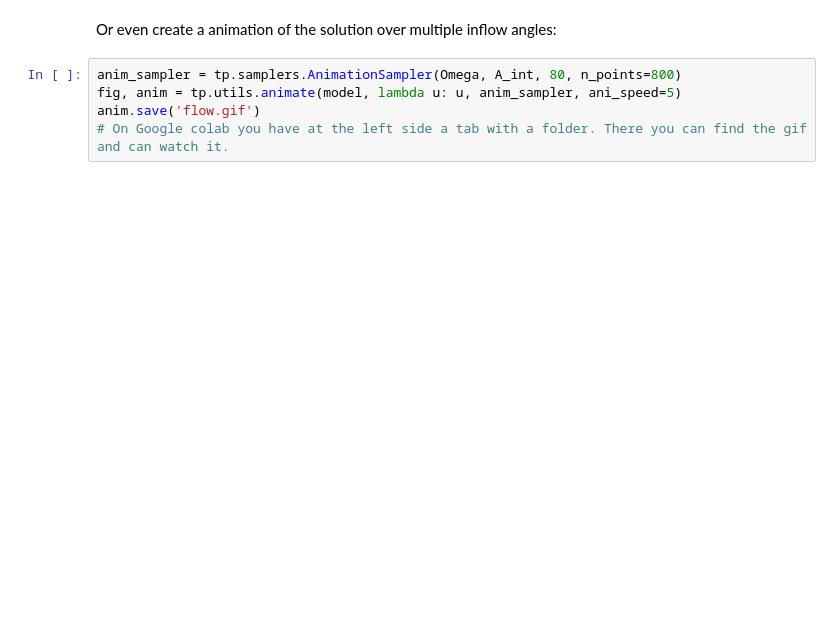
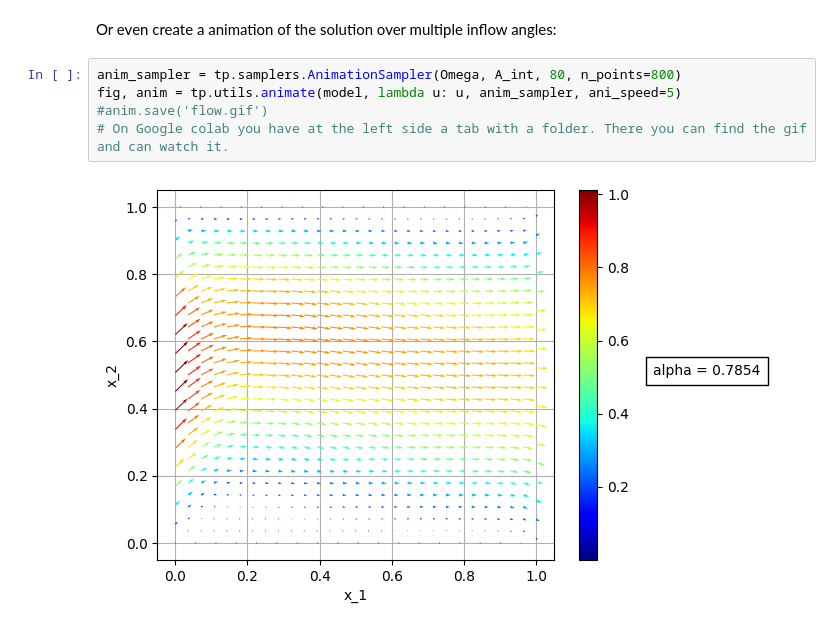
Before and after one commit to TomF98/torchphysics, a Jupyter notebook: examples/Day2/Sol_7.ipynb, the cells around one changed output. Cells and saved outputs as stored; diff of their text form; blank space fills up the shorter version.

```diff
--- a/examples/Day2/Sol_7.ipynb
+++ b/examples/Day2/Sol_7.ipynb
@@ -226,8 +232,10 @@ Or even create a animation of the solution over multiple inflow angles:
 # %%
 anim_sampler = tp.samplers.AnimationSampler(Omega, A_int, 80, n_points=800)
 fig, anim = tp.utils.animate(model, lambda u: u, anim_sampler, ani_speed=5)
-anim.save('flow.gif')
+#anim.save('flow.gif')
 # On Google colab you have at the left side a tab with a folder. There you can find the gif and can watch it.
+# %% [output]
+[figure, added]
 # %%
 import numpy as np
 # Note: Here, we assumed that the input space is in order X*A. If you have it ordered differently
```
Also changed, not shown: parts of 10 cells of this notebook, 12 other files.
